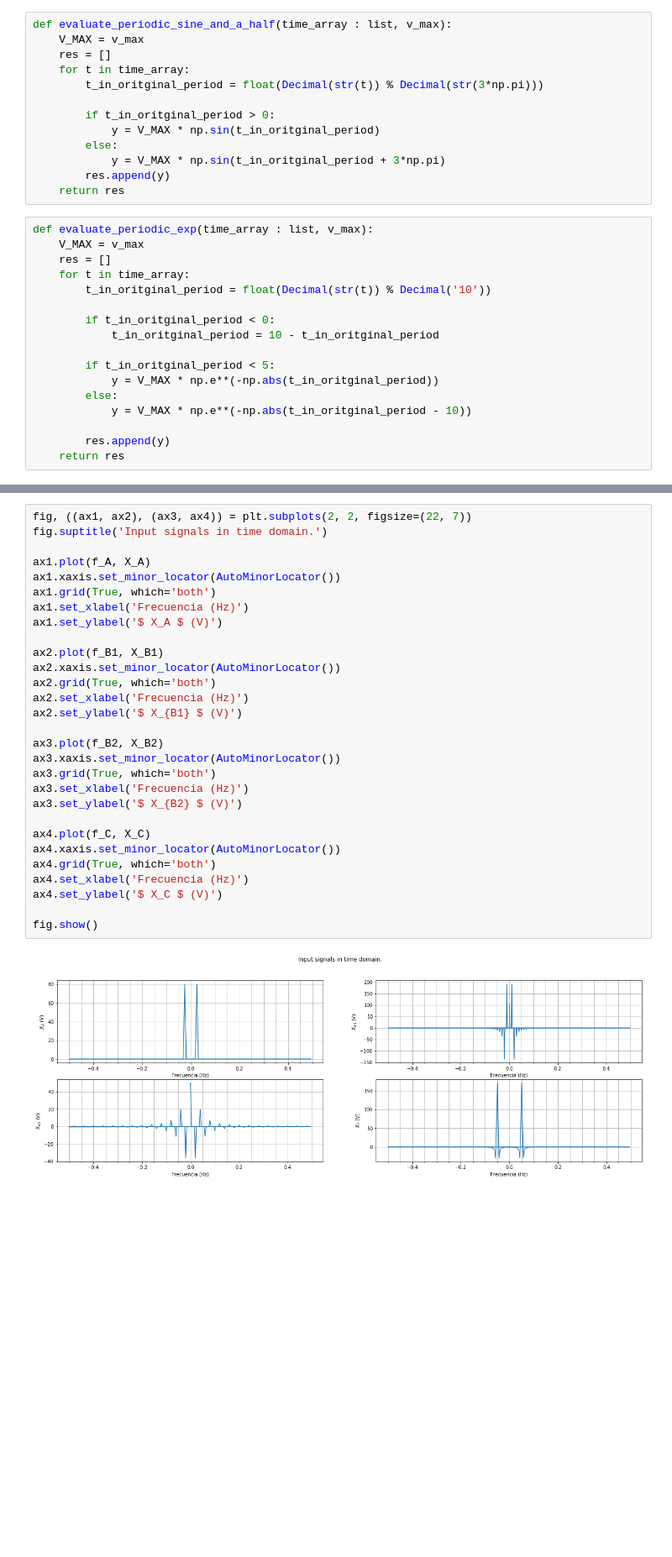
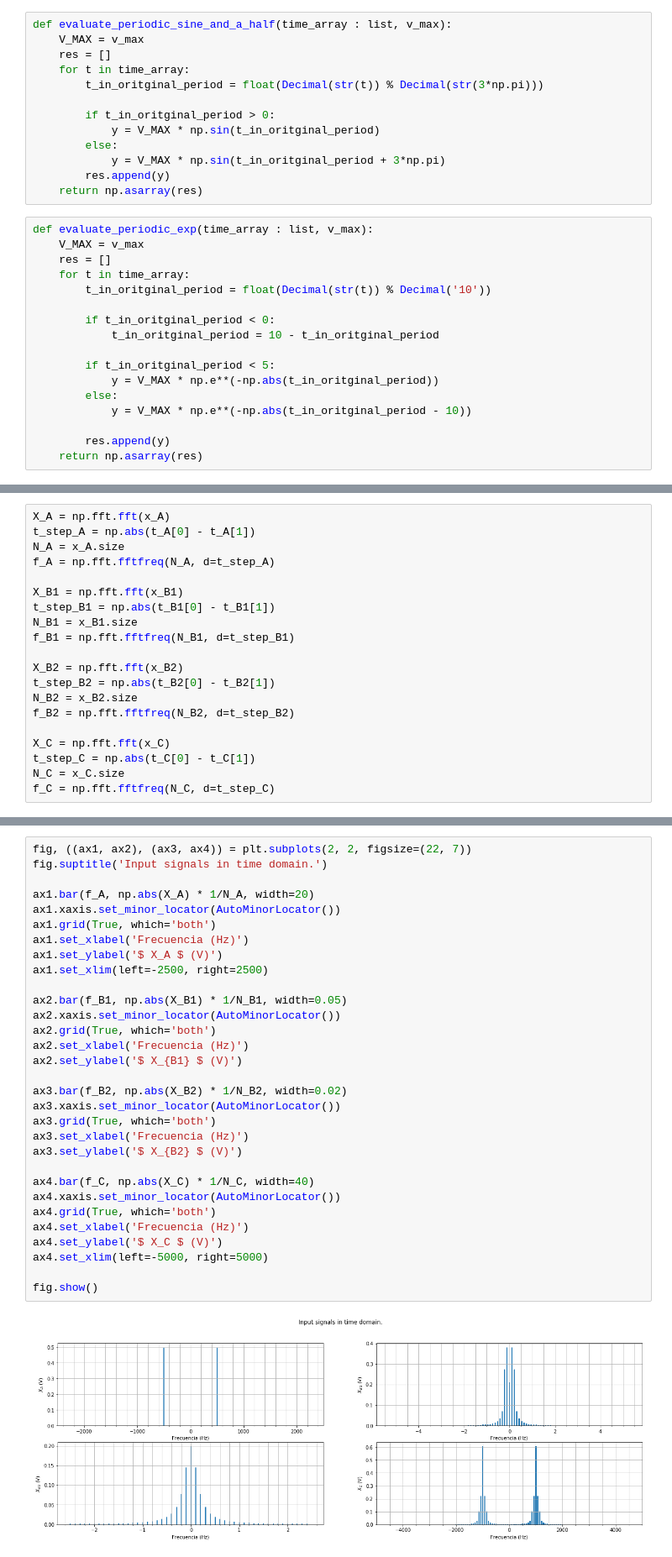
Before and after one commit to grupo-1-ASSD-E2/ASSD-TP1, a Jupyter notebook: Resources/math_analysis/input.ipynb, the cells around one changed output, grey strips where cells are left out. Shown: that part at 84% size. Cells and saved outputs as stored; diff of their text form; blank space fills up the shorter version.

```diff
--- a/Resources/math_analysis/input.ipynb
+++ b/Resources/math_analysis/input.ipynb
@@ -17,7 +17,7 @@ def evaluate_periodic_sine_and_a_half(time_array : list, v_max):
         else:
             y = V_MAX * np.sin(t_in_oritginal_period + 3*np.pi)
         res.append(y)
-    return res
+    return np.asarray(res)
 # %%
 def evaluate_periodic_exp(time_array : list, v_max):
     V_MAX = v_max
@@ -34,7 +34,7 @@ def evaluate_periodic_exp(time_array : list, v_max):
             y = V_MAX * np.e**(-np.abs(t_in_oritginal_period - 10))
 
         res.append(y)
-    return res
+    return np.asarray(res)
 # %%
 t_A = np.arange(-0.002, 0.006, 0.00005)
 t_B1 = np.arange(-3*np.pi, 12*np.pi, 3*np.pi/100)
@@ -97,0 +79,20 @@ f_C = np.fft.fftfreq(t_C.shape[-1])
+# %%
+X_A = np.fft.fft(x_A)
+t_step_A = np.abs(t_A[0] - t_A[1])
+N_A = x_A.size
+f_A = np.fft.fftfreq(N_A, d=t_step_A)
+
+X_B1 = np.fft.fft(x_B1)
+t_step_B1 = np.abs(t_B1[0] - t_B1[1])
+N_B1 = x_B1.size
+f_B1 = np.fft.fftfreq(N_B1, d=t_step_B1)
+
+X_B2 = np.fft.fft(x_B2)
+t_step_B2 = np.abs(t_B2[0] - t_B2[1])
+N_B2 = x_B2.size
+f_B2 = np.fft.fftfreq(N_B2, d=t_step_B2)
+
+X_C = np.fft.fft(x_C)
+t_step_C = np.abs(t_C[0] - t_C[1])
+N_C = x_C.size
+f_C = np.fft.fftfreq(N_C, d=t_step_C)
@@ -98,31 +118,33 @@ f_C = np.fft.fftfreq(t_C.shape[-1])
 # %%
 fig, ((ax1, ax2), (ax3, ax4)) = plt.subplots(2, 2, figsize=(22, 7))
 fig.suptitle('Input signals in time domain.')
 
-ax1.plot(f_A, X_A)
+ax1.bar(f_A, np.abs(X_A) * 1/N_A, width=20)
 ax1.xaxis.set_minor_locator(AutoMinorLocator())
 ax1.grid(True, which='both')
 ax1.set_xlabel('Frecuencia (Hz)')
 ax1.set_ylabel('$ X_A $ (V)')
+ax1.set_xlim(left=-2500, right=2500)
 
-ax2.plot(f_B1, X_B1)
+ax2.bar(f_B1, np.abs(X_B1) * 1/N_B1, width=0.05)
 ax2.xaxis.set_minor_locator(AutoMinorLocator())
 ax2.grid(True, which='both')
 ax2.set_xlabel('Frecuencia (Hz)')
 ax2.set_ylabel('$ X_{B1} $ (V)')
 
-ax3.plot(f_B2, X_B2)
+ax3.bar(f_B2, np.abs(X_B2) * 1/N_B2, width=0.02)
 ax3.xaxis.set_minor_locator(AutoMinorLocator())
 ax3.grid(True, which='both')
 ax3.set_xlabel('Frecuencia (Hz)')
 ax3.set_ylabel('$ X_{B2} $ (V)')
 
-ax4.plot(f_C, X_C)
+ax4.bar(f_C, np.abs(X_C) * 1/N_C, width=40)
 ax4.xaxis.set_minor_locator(AutoMinorLocator())
 ax4.grid(True, which='both')
 ax4.set_xlabel('Frecuencia (Hz)')
 ax4.set_ylabel('$ X_C $ (V)')
+ax4.set_xlim(left=-5000, right=5000)
 
 fig.show()
 # %% [output]
-[figure, old version]
+[figure, new version]
```
Also changed, not shown: parts of 2 cells of this notebook.
